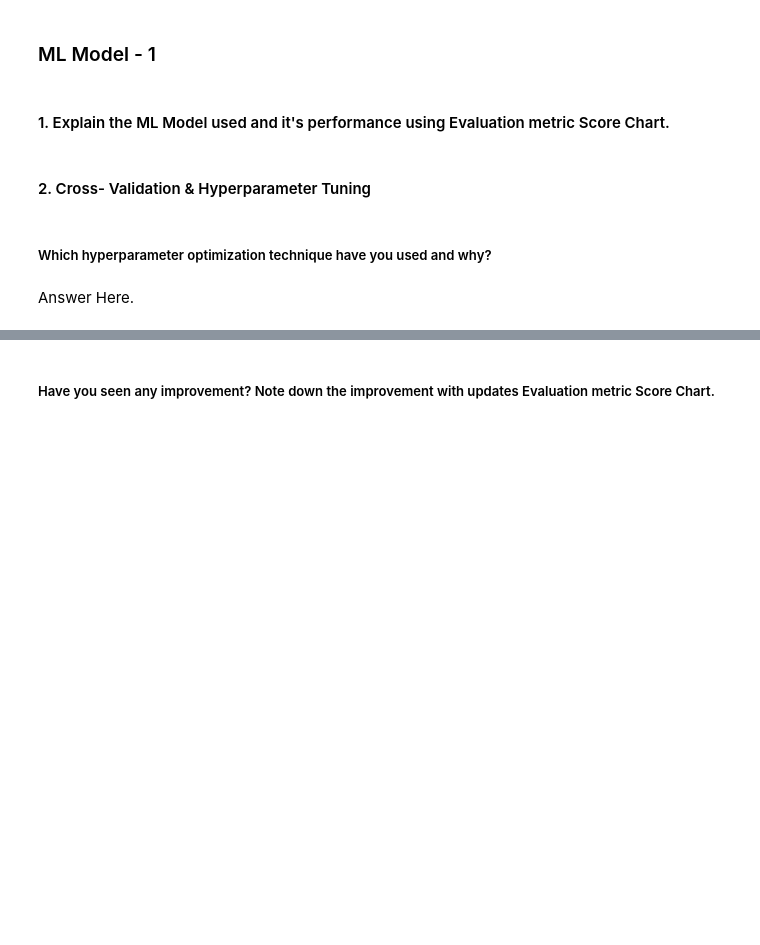
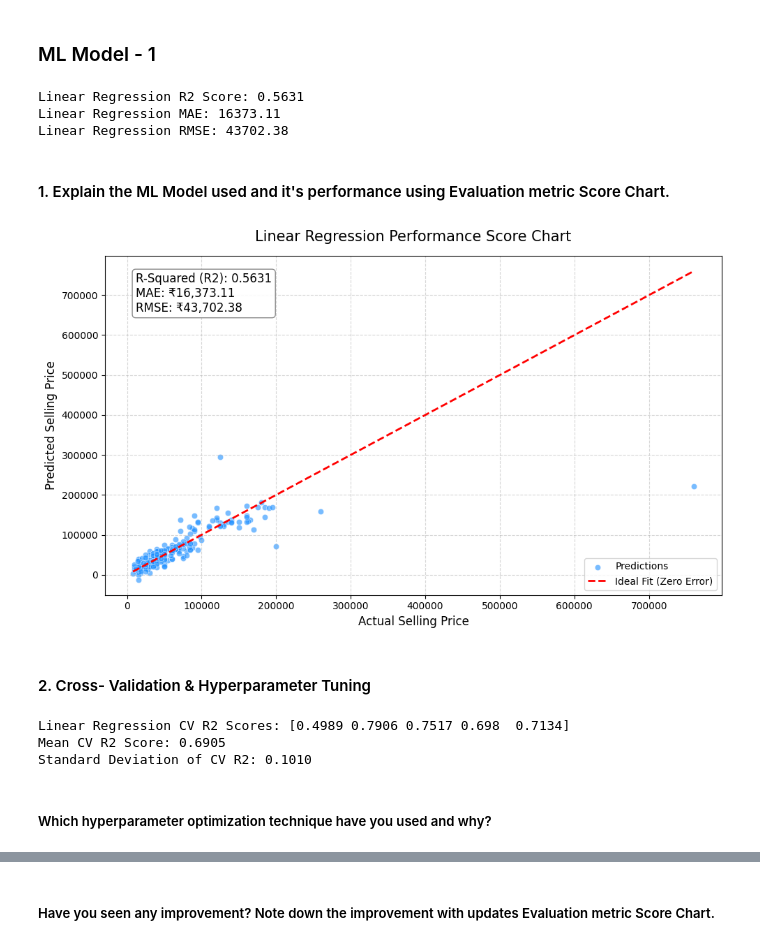
Before and after one commit to VishalChauhan85/Motorcycle-Dataset---ML, a Jupyter notebook: Motorcycle_Dataset_ML.ipynb, the cells around one changed output, grey strips where cells are left out. Cells and saved outputs as stored; diff of their text form; code cells hidden in the pictures; blank space fills up the shorter version.

Commit message:
add cross-validation to baseline linear regression (Model 1)

```diff
--- a/Motorcycle_Dataset_ML.ipynb
+++ b/Motorcycle_Dataset_ML.ipynb
@@ -904,2 +896,26 @@ I used an 80:20 splitting ratio. Since our dataset has around 1,050 records, all
+# %%
+# ML Model - 1 Implementation
+from sklearn.linear_model import LinearRegression
+from sklearn.metrics import mean_absolute_error, mean_squared_error, r2_score
+
+# Fit the Algorithm
+lr_model = LinearRegression()
+lr_model.fit(X_train, y_train)
+
+# Predict on the model
+y_pred_lr = lr_model.predict(X_test)
+
+# Evaluation Metrics
+r2_lr = r2_score(y_test, y_pred_lr)
+mae_lr = mean_absolute_error(y_test, y_pred_lr)
+rmse_lr = np.sqrt(mean_squared_error(y_test, y_pred_lr))
+
+print(f"Linear Regression R2 Score: {r2_lr:.4f}")
+print(f"Linear Regression MAE: {mae_lr:.2f}")
+print(f"Linear Regression RMSE: {rmse_lr:.2f}")
+# %% [output]
+Linear Regression R2 Score: 0.5631
+Linear Regression MAE: 16373.11
+Linear Regression RMSE: 43702.38
 # %% [markdown]
 #### 1. Explain the ML Model used and it's performance using Evaluation metric Score Chart.
@@ -908,12 +922,43 @@ I used an 80:20 splitting ratio. Since our dataset has around 1,050 records, all
+# %%
+# Visualizing evaluation Metric Score chart
+fig, ax = plt.subplots(figsize=(10, 6))
+sns.scatterplot(x=y_test, y=y_pred_lr, alpha=0.6, color='dodgerblue', ax=ax, label='Predictions')
+ax.plot([y_test.min(), y_test.max()], [y_test.min(), y_test.max()], 'r--', lw=2, label='Ideal Fit (Zero Error)')
+
+textstr = '\n'.join((
+    f'R-Squared (R2): {r2_lr:.4f}',
+    f'MAE: ₹{mae_lr:,.2f}',
+    f'RMSE: ₹{rmse_lr:,.2f}'
+))
+props = dict(boxstyle='round', facecolor='white', alpha=0.9, edgecolor='gray')
+ax.text(0.05, 0.95, textstr, transform=ax.transAxes, fontsize=12,
+        verticalalignment='top', bbox=props)
+
+plt.title('Linear Regression Performance Score Chart', fontsize=15, pad=15)
+plt.xlabel('Actual Selling Price', fontsize=12)
+plt.ylabel('Predicted Selling Price', fontsize=12)
+plt.legend(loc='lower right')
+plt.grid(True, linestyle='--', alpha=0.5)
+plt.tight_layout()
+plt.show()
+# %% [output]
+[figure, added]
 # %% [markdown]
 #### 2. Cross- Validation & Hyperparameter Tuning
 # %%
 # ML Model - 1 Implementation with hyperparameter optimization techniques (i.e., GridSearch CV, RandomSearch CV, Bayesian Optimization etc.)
+from sklearn.model_selection import cross_val_score
 
 # Fit the Algorithm
+cv_scores_lr = cross_val_score(lr_model, X_train, y_train, cv=5, scoring='r2')
 
 # Predict on the model
+print(f"Linear Regression CV R2 Scores: {np.round(cv_scores_lr, 4)}")
+print(f"Mean CV R2 Score: {cv_scores_lr.mean():.4f}")
+print(f"Standard Deviation of CV R2: {cv_scores_lr.std():.4f}")
+# %% [output]
+Linear Regression CV R2 Scores: [0.4989 0.7906 0.7517 0.698  0.7134]
+Mean CV R2 Score: 0.6905
+Standard Deviation of CV R2: 0.1010
 # %% [markdown]
 ##### Which hyperparameter optimization technique have you used and why?
-# %% [markdown]
-Answer Here.
```
Also changed, not shown: parts of 6 cells of this notebook.
